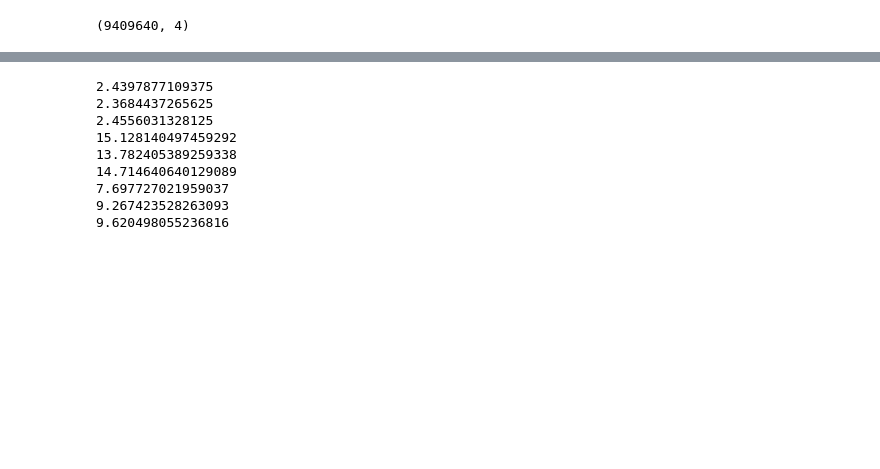
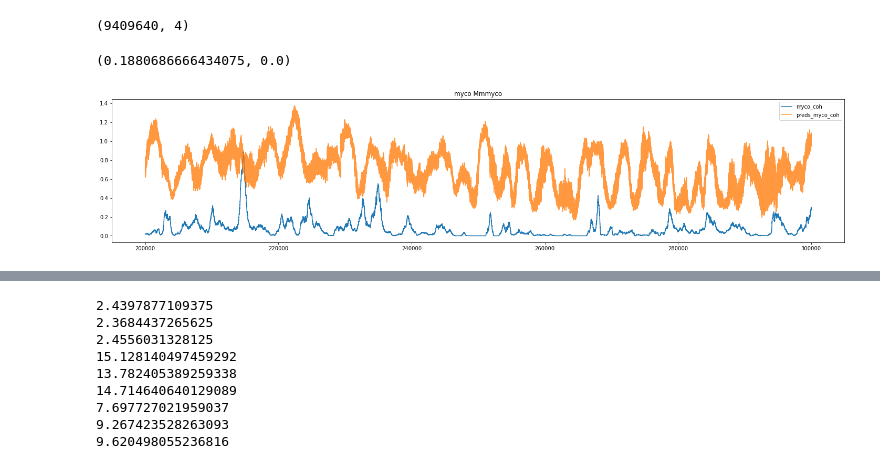
Before and after one commit to Alexwestbrook/mnhn-internship_DeepCNN_ChIP-seq, a Jupyter notebook: model_predictions.ipynb, the cells around one changed output, grey strips where cells are left out. Cells and saved outputs as stored; diff of their text form; code cells hidden in the pictures; blank space fills up the shorter version.

```diff
--- a/model_predictions.ipynb
+++ b/model_predictions.ipynb
@@ -547,0 +628,30 @@ def full_predict(one_hot_chr, model, annotation_type, last_window=True):
+# %%
+model_name = 'model_pneu_coh_3'
+with np.load(Path(data_dir, 'SCerevisiae', 'results', model_name, 'preds_on_W303_Mmmyco.npz')) as fm:
+    preds_m = {k: fm[k] for k in fm.keys()}
+with np.load(Path(data_dir, 'SCerevisiae', 'results', model_name, 'preds_on_S288c_Mpneumo.npz')) as fp:
+    preds_p = {k: fp[k] for k in fp.keys()}
+# %%
+strand = 'myco' # 'pneu' #
+chr_id = 'Mmmyco'
+start = 200_000
+stop = start + 100_000
+
+fig, ax = plt.subplots(1, 1, figsize=(25, 5), facecolor='w')
+if strand == 'myco' and chr_id != 'Mmmyco':
+    chr_id = 'chr' + chr_id
+stop = min(stop, lens[strand][chr_id])
+
+plt.title(f'{strand} {chr_id}')
+# ax.plot(np.arange(start, stop), myco_coh[chr_id][start:stop], label='myco_coh')
+ax.plot(np.arange(start, stop), myco_coh_KL[chr_id][start:stop], label='myco_coh')
+ax.plot(np.arange(start, stop), preds_m[chr_id][start:stop], label='preds_myco_coh', alpha=0.8)
+
+# ax.plot(np.arange(start, stop), myco_pol[chr_id][start:stop], label='myco_pol')
+# ax.plot(np.arange(start, stop), myco_pol_KL[chr_id][start:stop], label='myco_pol_KL')
+# ax.plot(np.arange(start, stop), preds_m[chr_id][start:stop], label='preds_myco_pol', alpha=0.8)
+plt.legend()
+print(pearsonr(myco_coh_KL[chr_id][start:stop], preds_m[chr_id][start:stop]))
+# %% [output]
+(0.1880686666434075, 0.0)
+[figure, added]
```
Also changed, not shown: parts of 10 cells of this notebook, 2 other files.
